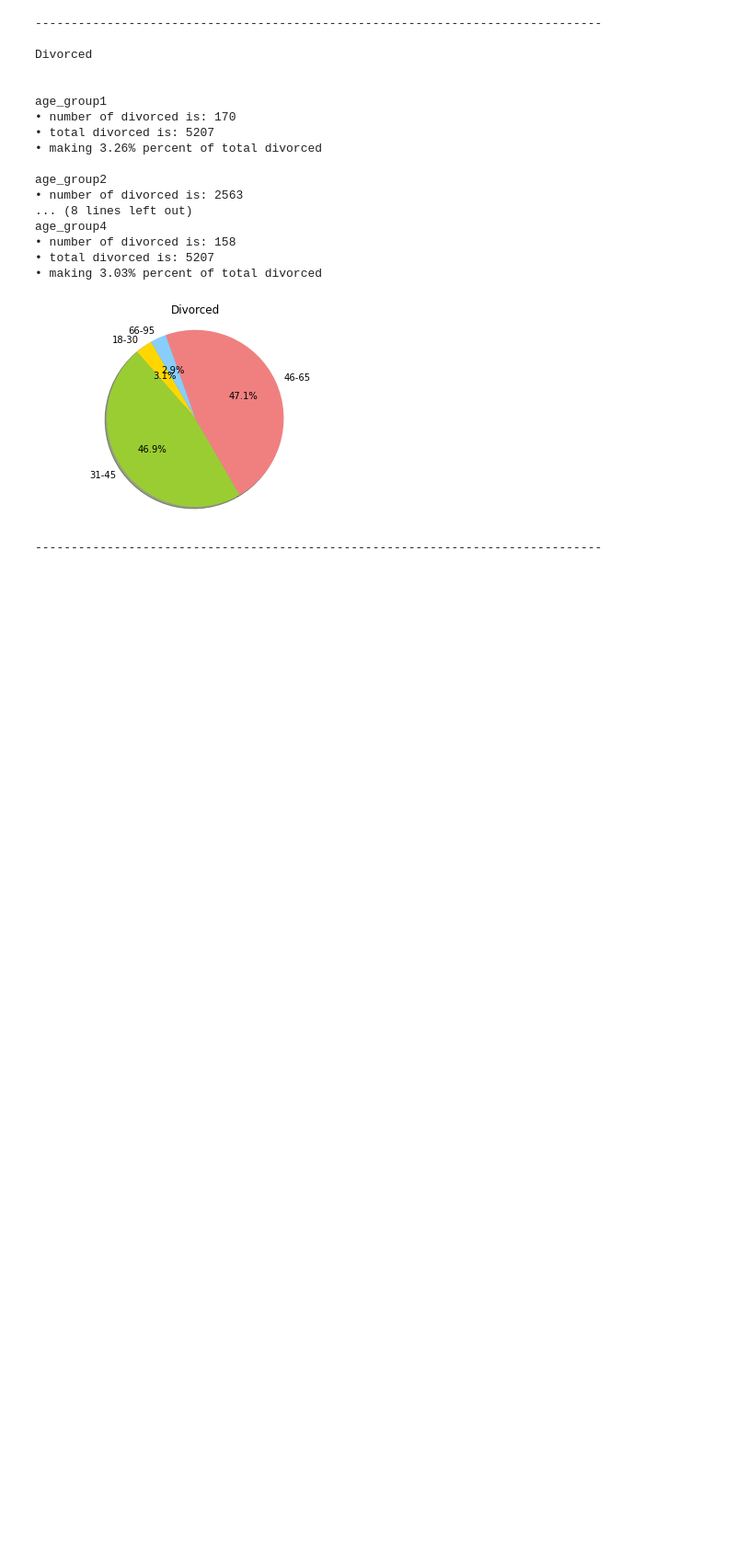
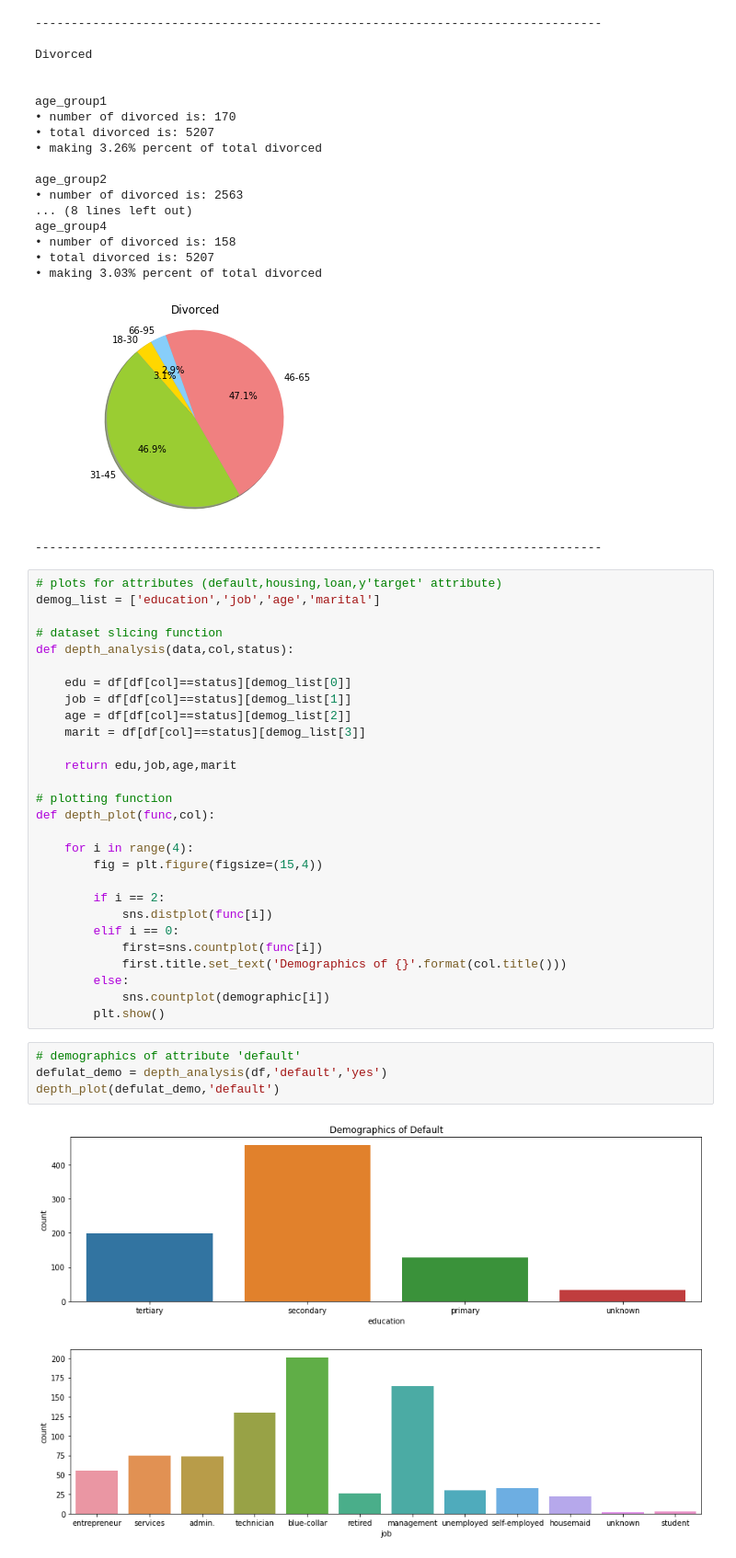
Before and after one commit to Ishaq5/bank-marketing, a Jupyter notebook: Bank Marketing Campaign.ipynb, the cells around one changed output. Shown at 92% size. Drawn from its saved outputs; the diff is of its cells as text; blank space fills up the shorter version.

```diff
--- a/Bank Marketing Campaign.ipynb
+++ b/Bank Marketing Campaign.ipynb
@@ -568,3 +556,38 @@ age_group4
 • making 3.03% percent of total divorced
 [figure]
 -------------------------------------------------------------------------------
+# %%
+# plots for attributes (default,housing,loan,y'target' attribute)
+demog_list = ['education','job','age','marital']
+
+# dataset slicing function
+def depth_analysis(data,col,status):
+
+    edu = df[df[col]==status][demog_list[0]]
+    job = df[df[col]==status][demog_list[1]]
+    age = df[df[col]==status][demog_list[2]]
+    marit = df[df[col]==status][demog_list[3]]
+
+    return edu,job,age,marit
+
+# plotting function
+def depth_plot(func,col):
+
+    for i in range(4):
+        fig = plt.figure(figsize=(15,4))
+
+        if i == 2:
+            sns.distplot(func[i])
+        elif i == 0:
+            first=sns.countplot(func[i])
+            first.title.set_text('Demographics of {}'.format(col.title()))
+        else:
+            sns.countplot(demographic[i])
+        plt.show()
+# %%
+# demographics of attribute 'default'
+defulat_demo = depth_analysis(df,'default','yes')
+depth_plot(defulat_demo,'default')
+# %% [output]
+[figure, added]
+[figure, added]
```
Also changed, not shown: parts of 13 cells of this notebook.
